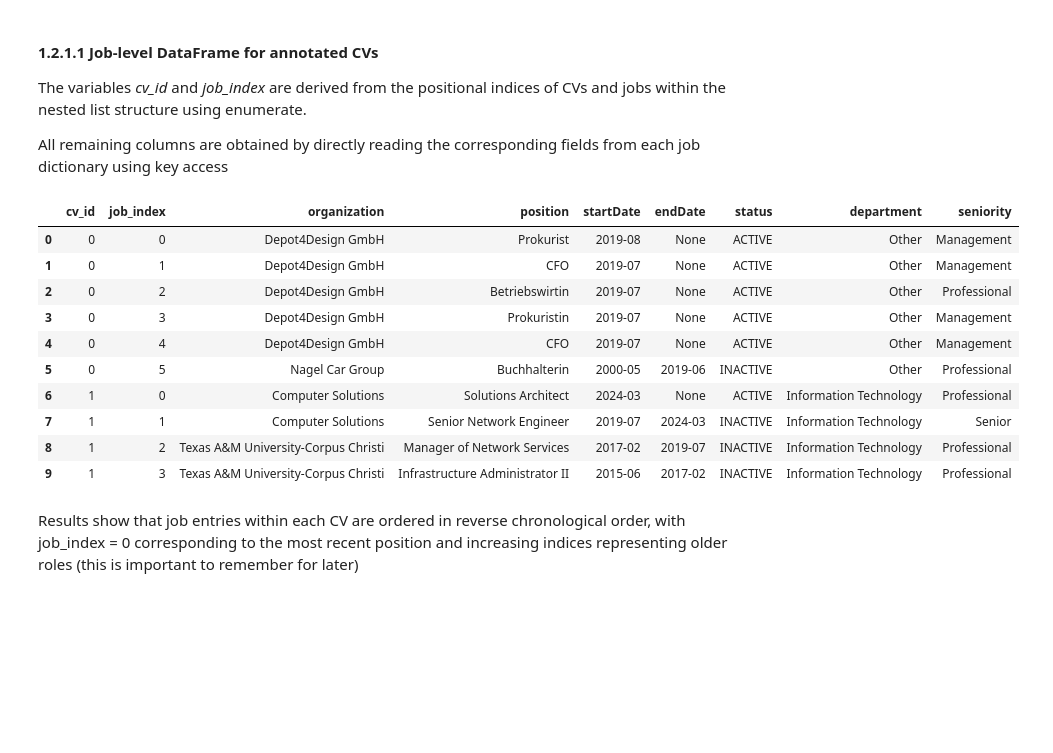
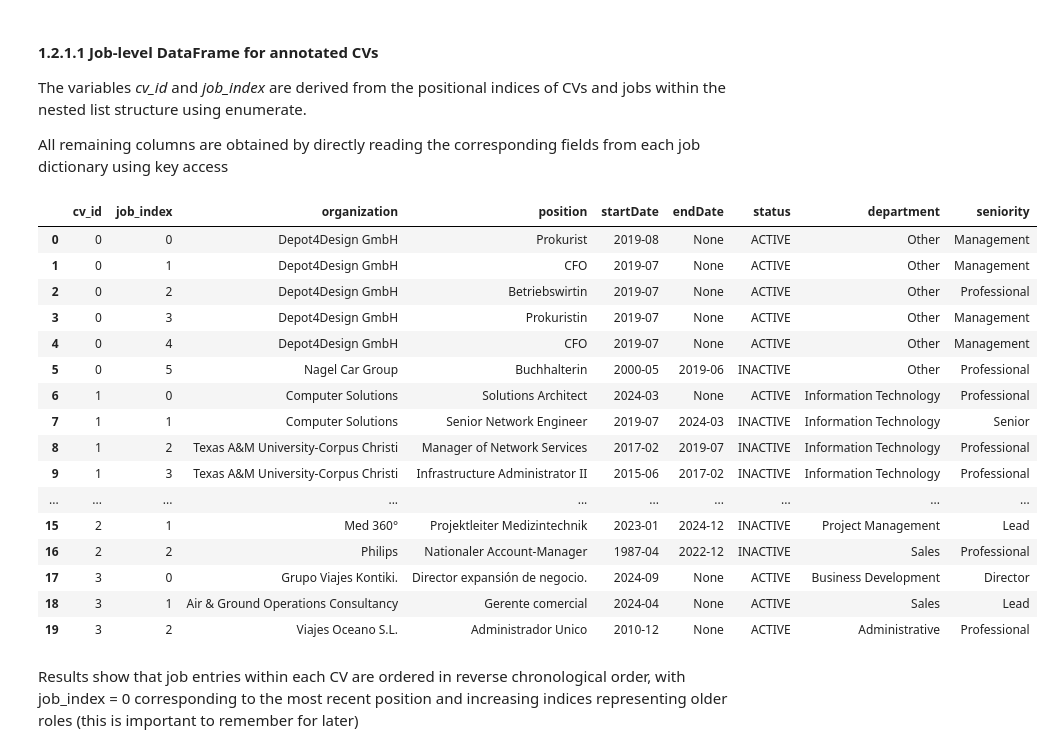
Before and after one commit to luisadosch/nlp-job-title-classification-benchmark-snapaddy, a Jupyter notebook: Untitled0.ipynb, the cells around one changed output. Saved outputs shown, nothing was run; the diff lists cells and outputs as text; code cells hidden in the pictures; blank space fills up the shorter version.

```diff
--- a/Untitled0.ipynb
+++ b/Untitled0.ipynb
@@ -331,19 +331,25 @@ for cv_id, cv in enumerate(cvs_annotated):
 
 jobs_annotated_df = pd.DataFrame(annotated_rows)
 # %%
-jobs_annotated_df.head(10)
+jobs_annotated_df.head(20)
 # %% [output]
 |  | cv_id | job_index | organization | position | startDate | endDate | status | department | seniority |
 | 0 | 0 | 0 | Depot4Design GmbH | Prokurist | 2019-08 | None | ACTIVE | Other | Management |
 | 1 | 0 | 1 | Depot4Design GmbH | CFO | 2019-07 | None | ACTIVE | Other | Management |
 | 2 | 0 | 2 | Depot4Design GmbH | Betriebswirtin | 2019-07 | None | ACTIVE | Other | Professional |
 | 3 | 0 | 3 | Depot4Design GmbH | Prokuristin | 2019-07 | None | ACTIVE | Other | Management |
 | 4 | 0 | 4 | Depot4Design GmbH | CFO | 2019-07 | None | ACTIVE | Other | Management |
 | 5 | 0 | 5 | Nagel Car Group | Buchhalterin | 2000-05 | 2019-06 | INACTIVE | Other | Professional |
 | 6 | 1 | 0 | Computer Solutions | Solutions Architect | 2024-03 | None | ACTIVE | Information Technology | Professional |
 | 7 | 1 | 1 | Computer Solutions | Senior Network Engineer | 2019-07 | 2024-03 | INACTIVE | Information Technology | Senior |
 | 8 | 1 | 2 | Texas A&M University-Corpus Christi | Manager of Network Services | 2017-02 | 2019-07 | INACTIVE | Information Technology | Professional |
 | 9 | 1 | 3 | Texas A&M University-Corpus Christi | Infrastructure Administrator II | 2015-06 | 2017-02 | INACTIVE | Information Technology | Professional |
+| ... | ... | ... | ... | ... | ... | ... | ... | ... | ... |
+| 15 | 2 | 1 | Med 360° | Projektleiter Medizintechnik | 2023-01 | 2024-12 | INACTIVE | Project Management | Lead |
+| 16 | 2 | 2 | Philips | Nationaler Account-Manager | 1987-04 | 2022-12 | INACTIVE | Sales | Professional |
+| 17 | 3 | 0 | Grupo Viajes Kontiki. | Director expansión de negocio. | 2024-09 | None | ACTIVE | Business Development | Director |
+| 18 | 3 | 1 | Air & Ground Operations Consultancy | Gerente comercial | 2024-04 | None | ACTIVE | Sales | Lead |
+| 19 | 3 | 2 | Viajes Oceano S.L. | Administrador Unico | 2010-12 | None | ACTIVE | Administrative | Professional |
 # %% [markdown]
 Results show that job entries within each CV are ordered in reverse chronological order, with job_index = 0 corresponding to the most recent position and increasing indices representing older roles (this is important to remember for later)
 # %% [markdown]
```
Also changed, not shown: parts of 6 cells of this notebook.
